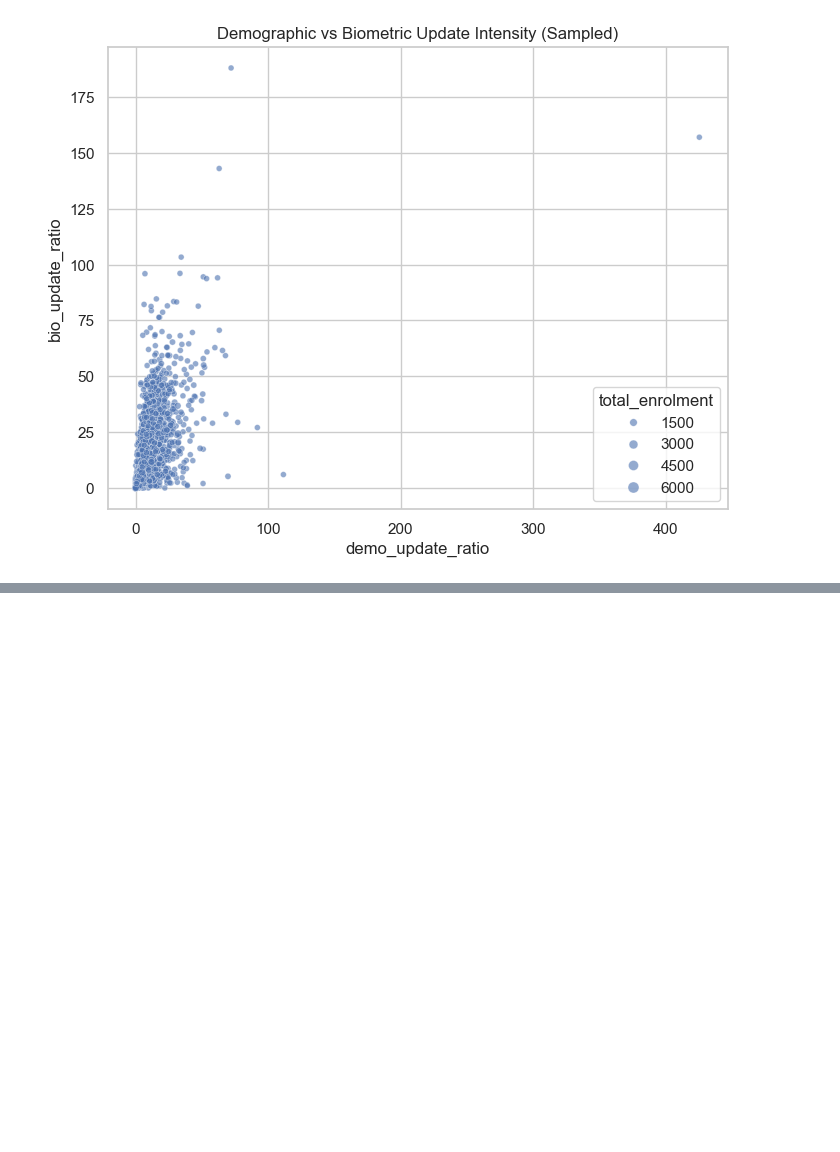
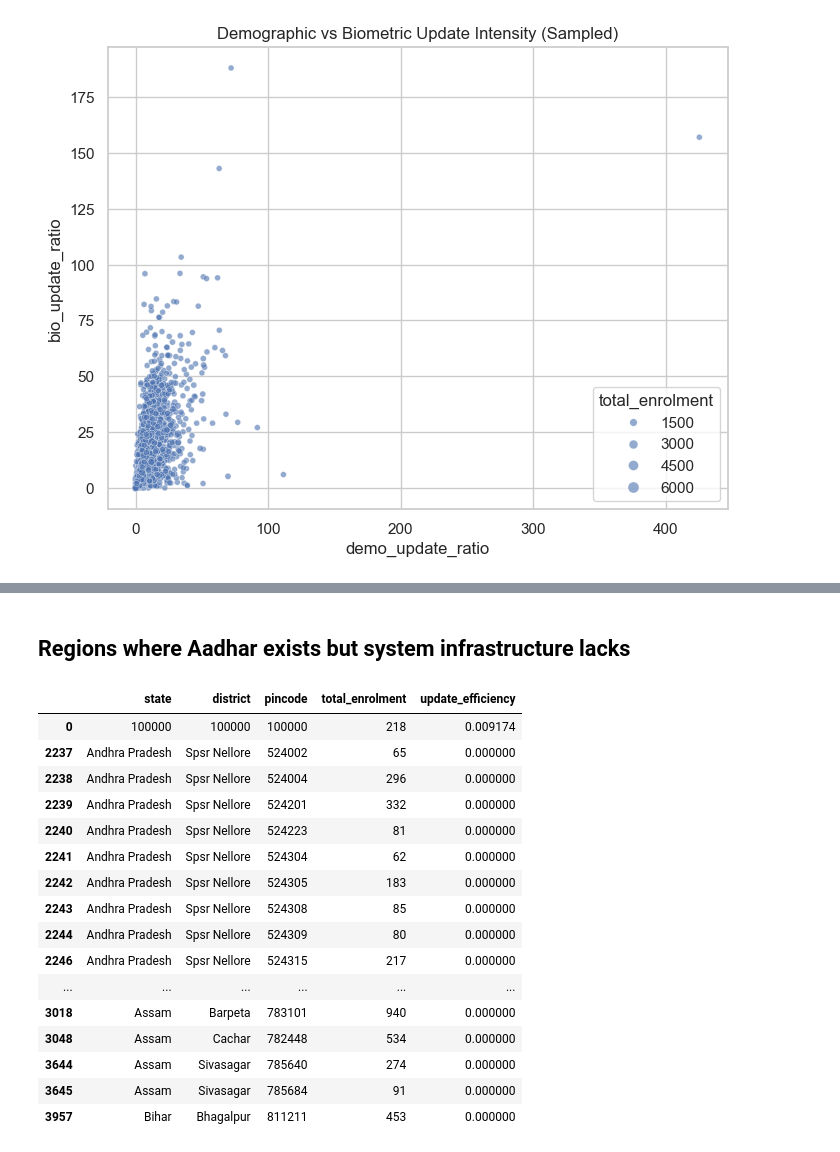
Before and after one commit to BlazeBolt/UIDAI-Data-Analysis, a Jupyter notebook: notebooks/main.ipynb, the cells around one changed output, grey strips where cells are left out. Cells and saved outputs as stored; diff of their text form; code cells hidden in the pictures; blank space fills up the shorter version.

```diff
--- a/notebooks/main.ipynb
+++ b/notebooks/main.ipynb
@@ -402,0 +685,32 @@ plt.show()
+# %% [markdown]
+## Regions where Aadhar exists but system infrastructure lacks
+# %%
+infra_deserts = master_df[
+    (master_df["total_enrolment"] > master_df["total_enrolment"].median()) &
+    (master_df["update_efficiency"] < 0.1)
+]
+
+infra_deserts[
+    ["state", "district", "pincode", "total_enrolment", "update_efficiency"]
+].head(20)
+
+
+# 230 rows match the criteria
+# %% [output]
+|  | state | district | pincode | total_enrolment | update_efficiency |
+| 0 | 100000 | 100000 | 100000 | 218 | 0.009174 |
+| 2237 | Andhra Pradesh | Spsr Nellore | 524002 | 65 | 0.000000 |
+| 2238 | Andhra Pradesh | Spsr Nellore | 524004 | 296 | 0.000000 |
+| 2239 | Andhra Pradesh | Spsr Nellore | 524201 | 332 | 0.000000 |
+| 2240 | Andhra Pradesh | Spsr Nellore | 524223 | 81 | 0.000000 |
+| 2241 | Andhra Pradesh | Spsr Nellore | 524304 | 62 | 0.000000 |
+| 2242 | Andhra Pradesh | Spsr Nellore | 524305 | 183 | 0.000000 |
+| 2243 | Andhra Pradesh | Spsr Nellore | 524308 | 85 | 0.000000 |
+| 2244 | Andhra Pradesh | Spsr Nellore | 524309 | 80 | 0.000000 |
+| 2246 | Andhra Pradesh | Spsr Nellore | 524315 | 217 | 0.000000 |
+| ... | ... | ... | ... | ... | ... |
+| 3018 | Assam | Barpeta | 783101 | 940 | 0.000000 |
+| 3048 | Assam | Cachar | 782448 | 534 | 0.000000 |
+| 3644 | Assam | Sivasagar | 785640 | 274 | 0.000000 |
+| 3645 | Assam | Sivasagar | 785684 | 91 | 0.000000 |
+| 3957 | Bihar | Bhagalpur | 811211 | 453 | 0.000000 |
```
Also changed, not shown: parts of 28 cells of this notebook.
